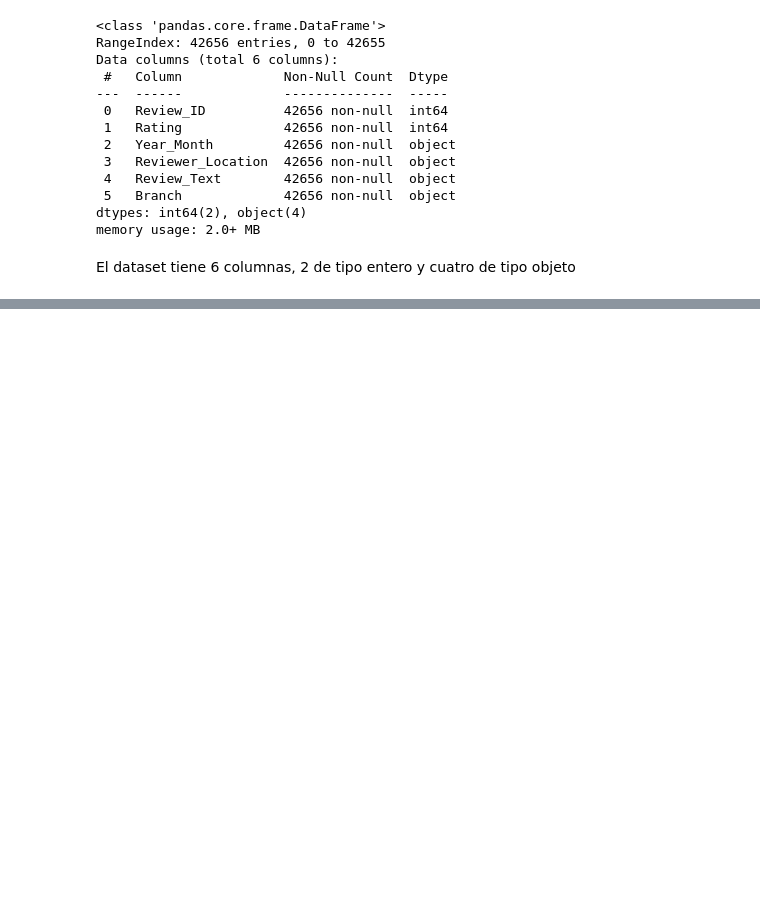
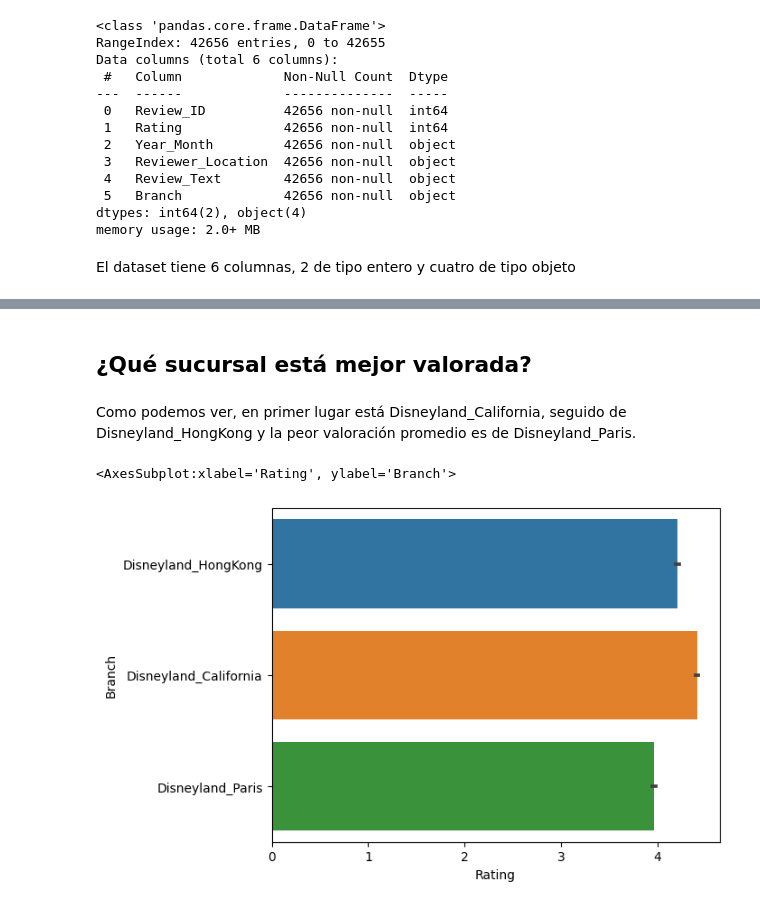
Before and after one commit to ricklarave/Reviews_de_Disneyland--Clasificacion_y_analisis_de_sentimientos, a Jupyter notebook: NaturalLanguageProcessing.ipynb, the cells around one changed output, grey strips where cells are left out. Drawn from its saved outputs; the diff is of its cells as text; code cells hidden in the pictures; blank space fills up the shorter version.

```diff
--- a/NaturalLanguageProcessing.ipynb
+++ b/NaturalLanguageProcessing.ipynb
@@ -54,0 +110,10 @@ Reviews_de_Disneyland--Clasificacion_y_analisis_de_sentimientos
+# %% [markdown]
+## ¿Qué sucursal está mejor valorada?
+# %% [markdown]
+Como podemos ver, en primer lugar está Disneyland_California, seguido de Disneyland_HongKong y la peor valoración promedio es de Disneyland_Paris.
+# %%
+# Seaborn
+sns.barplot( y = data["Branch"], x = data["Rating"])
+# %% [output]
+<AxesSubplot:xlabel='Rating', ylabel='Branch'>
+[figure, added]
```
Also changed, not shown: parts of 10 cells of this notebook.
